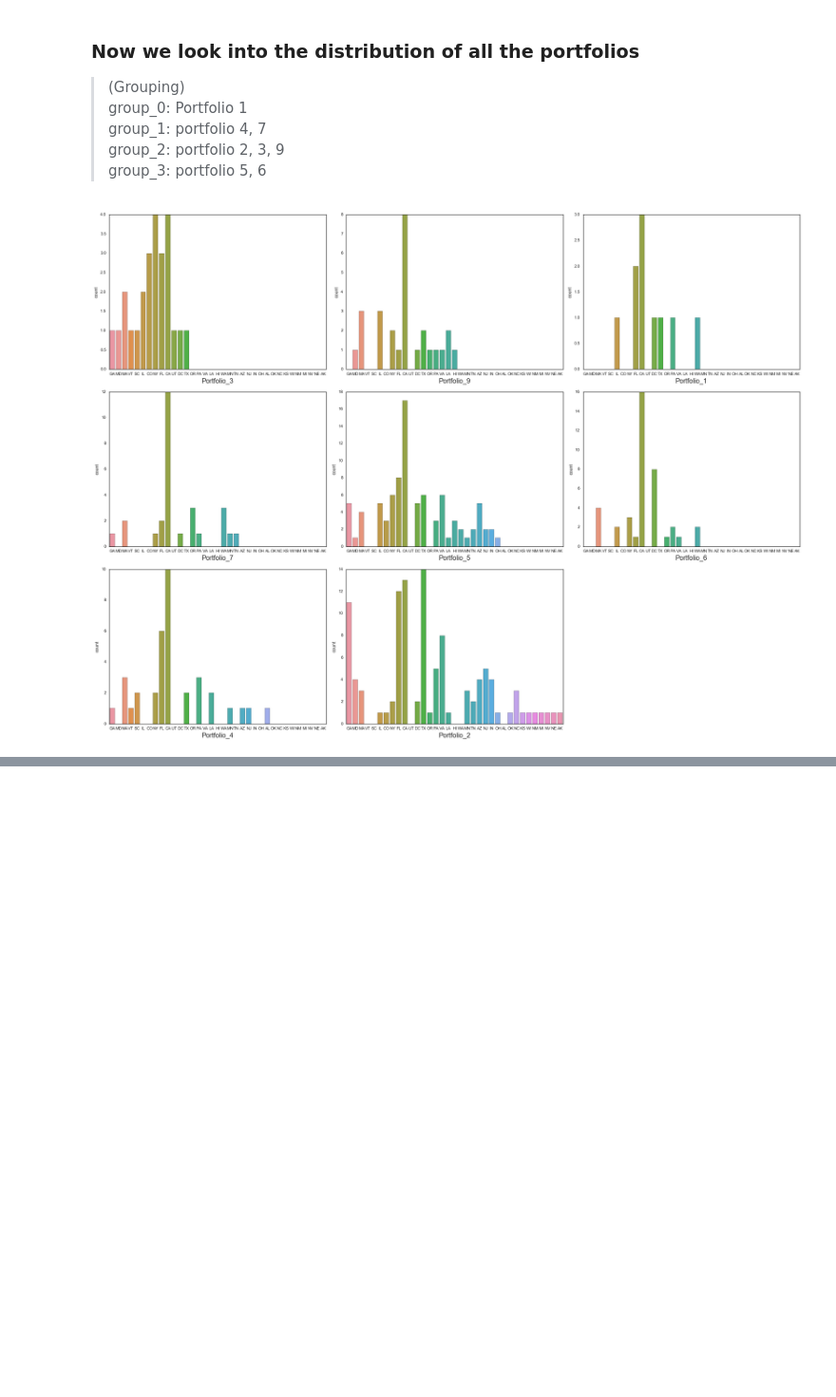
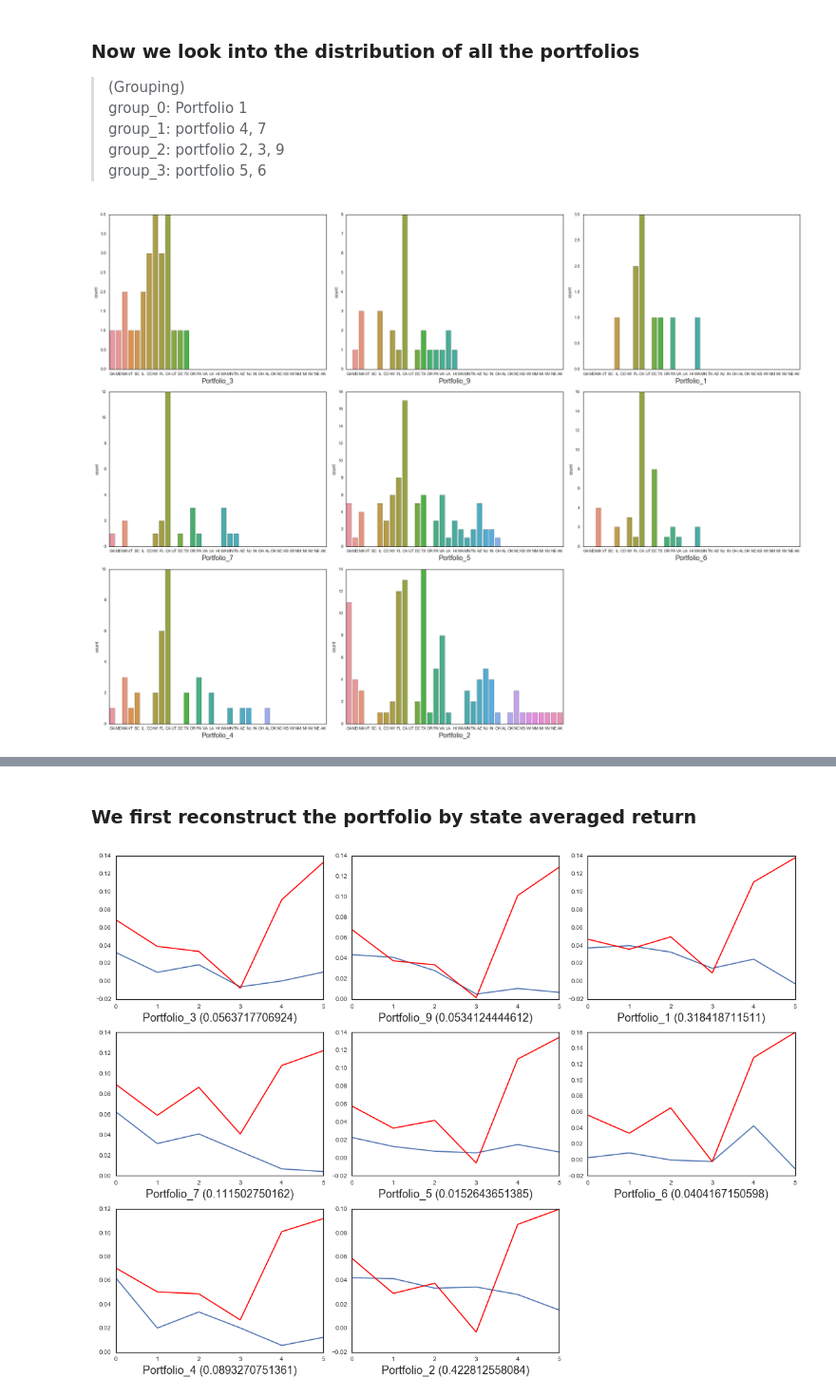
Before and after one commit to MaxwellLZH/BigByteInsight, a Jupyter notebook: HomeChallenge/r2/Geo_plotting.ipynb, the cells around one changed output, grey strips where cells are left out. Shown at 95% size. Saved outputs shown, nothing was run; the diff lists cells and outputs as text; code cells hidden in the pictures; blank space fills up the shorter version.

```diff
--- a/HomeChallenge/r2/Geo_plotting.ipynb
+++ b/HomeChallenge/r2/Geo_plotting.ipynb
@@ -7,6 +8,6 @@ from datetime import date
 %matplotlib inline
 # %%
-#data
+#data and util
 month_interval = [date(2015, 6, 30), date(2015, 7, 31), date(2015, 8, 31),
                  date(2015, 9, 30), date(2015, 10, 31), date(2015, 11, 30),
                  date(2015, 12, 31), date(2016, 1, 31), date(2016, 2, 29),
@@ -33,6 +34,12 @@ hotel_count = {'Portfolio_1': 10, 'Portfolio_2': 108, 'Portfolio_3': 25,
                 'Portfolio_4': 36,'Portfolio_5': 89,'Portfolio_6': 40,
                 'Portfolio_7': 28,'Portfolio_9': 27
                 }
+
+def R_square(s1, s2):
+    if len(s1) != len(s2):
+        raise ValueError('Input should be of equal length')
+    r = pearsonr(s1, s2)[0]
+    return r ** 2
 # %%
 from sqlalchemy import create_engine
 import MySQLdb
@@ -127,0 +143,12 @@ price_state.head()
+# %%
+#calculate the proportion in each porfolios
+
+composition = {}
+
+for p in portfolios:
+    state_comp = reit.ix[reit['Ticker'] == p, 'State'].value_counts()
+    state_comp = state_comp/sum(state_comp)
+    composition[p] = state_comp
+
+composition = pd.DataFrame(composition).transpose().fillna(0)
+composition
@@ -127,0 +166,29 @@ price_state.head()
+# %% [markdown]
+### We first reconstruct the portfolio by state averaged return
+# %%
+#calculate all the state returns
+states = composition.columns
+state_return = {}
+for s in states:
+    state_return[s] = quarter_change_by_state(s)
+# %%
+_ = plt.figure(figsize=(16, 12))
+for i, p in enumerate(portfolios):
+
+    port = composition.ix[p]
+
+    res = np.zeros(6)
+    for state in states:
+        weight  = port[state]
+        r_state = state_return[state]
+        res += r_state * weight
+
+    r2 = R_square(res, true_quarter_change[p])
+
+    plt.subplot(3, 3, i+1)
+    plt.plot(true_quarter_change[p])
+    plt.plot(res, color='red')
+    plt.xlabel(p + ' (' + str(r2) + ')', size=18)
+    plt.tight_layout()
+# %% [output]
+[figure, added]
```
Also changed, not shown: parts of 9 cells of this notebook, 1 other file.
